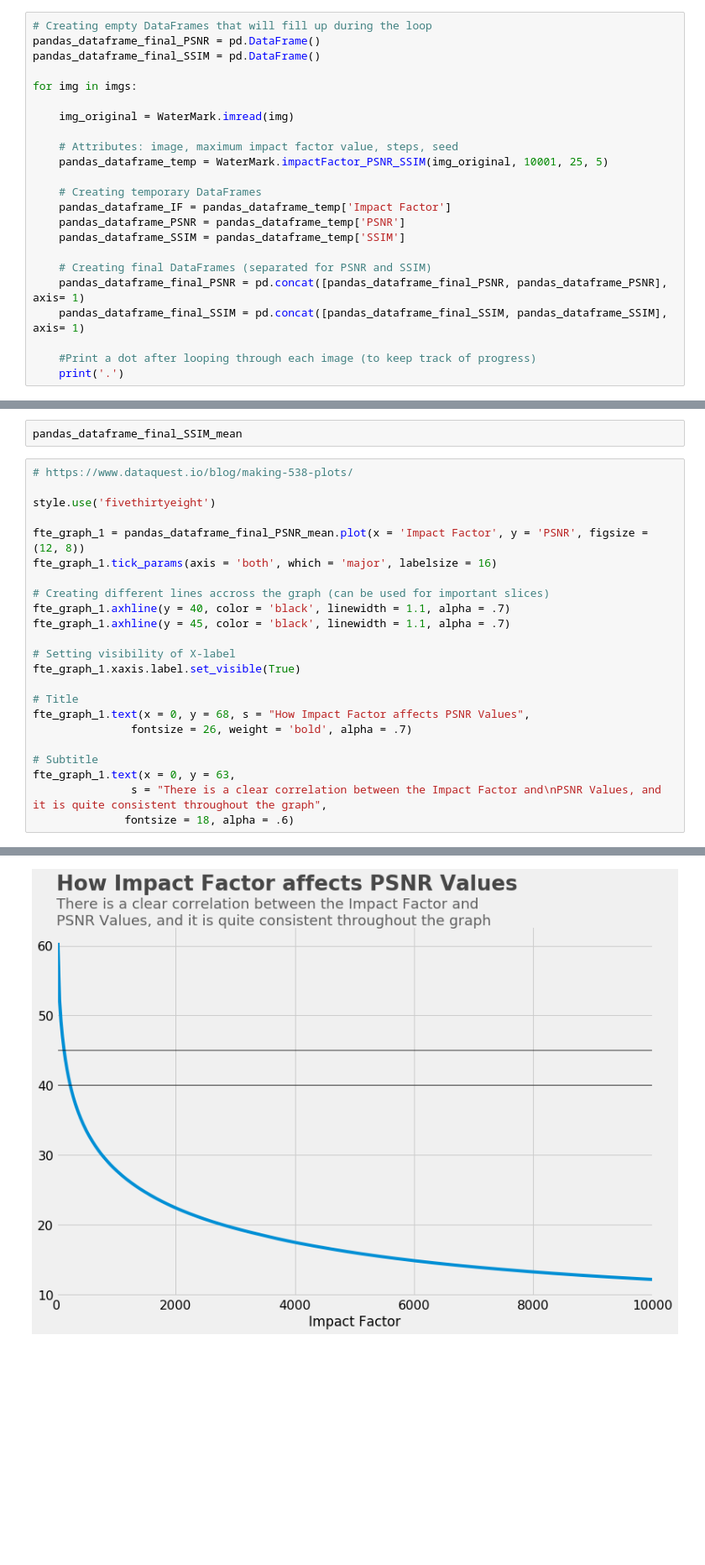
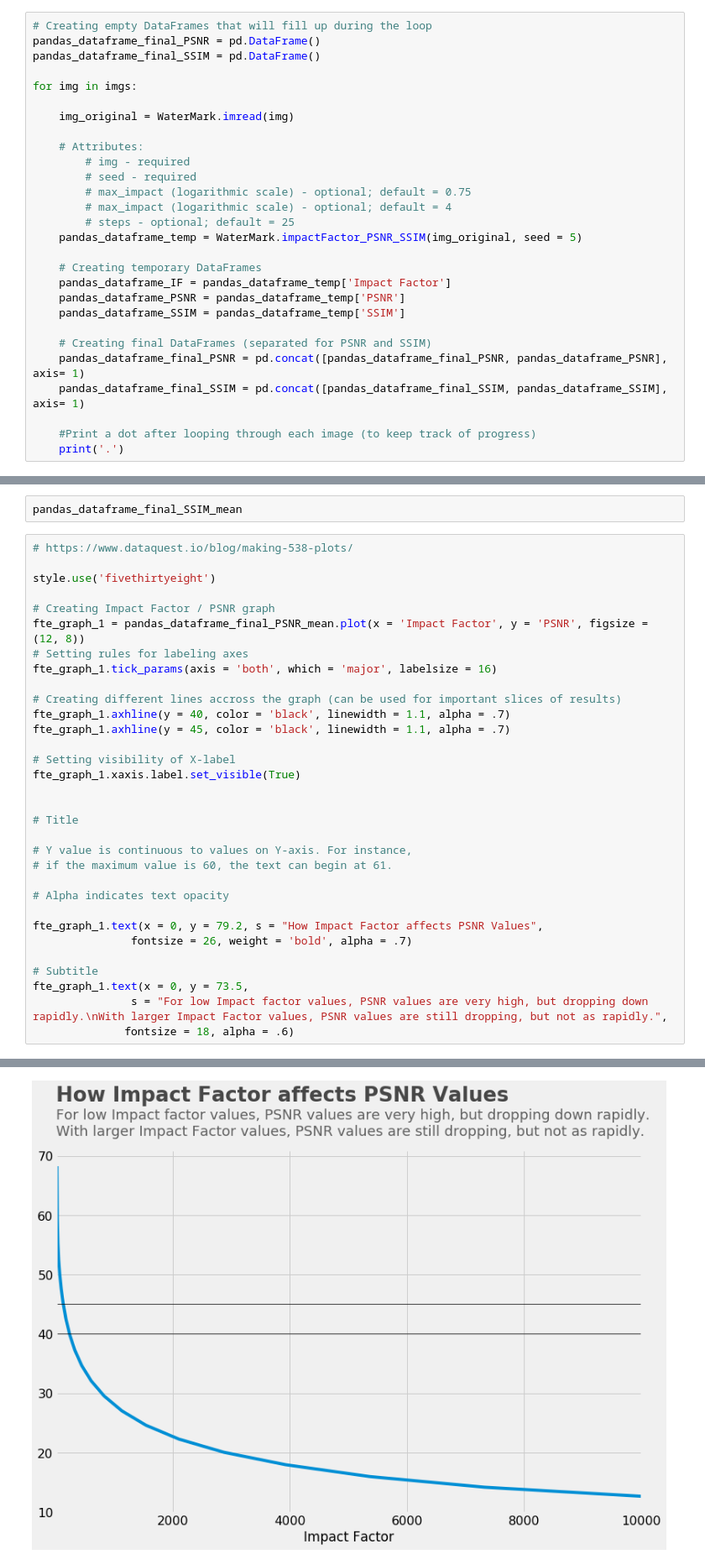
Before and after one commit to Call1st0/dft-based-watermarking-method-with-GCR-masking, a Jupyter notebook: impact_factor_psnr_image_batch.ipynb, the cells around one changed output, grey strips where cells are left out. Shown: that part at 84% size. Cells and saved outputs as stored; diff of their text form; blank space fills up the shorter version.

Commit message:
Add Correlation notebook; Modify Impact F. notebook; Modify wmark script.

```diff
--- a/impact_factor_psnr_image_batch.ipynb
+++ b/impact_factor_psnr_image_batch.ipynb
@@ -27,8 +29,13 @@ for img in imgs:
 
     img_original = WaterMark.imread(img)
 
-    # Attributes: image, maximum impact factor value, steps, seed
-    pandas_dataframe_temp = WaterMark.impactFactor_PSNR_SSIM(img_original, 10001, 25, 5)
+    # Attributes:
+        # img - required
+        # seed - required
+        # max_impact (logarithmic scale) - optional; default = 0.75
+        # max_impact (logarithmic scale) - optional; default = 4
+        # steps - optional; default = 25
+    pandas_dataframe_temp = WaterMark.impactFactor_PSNR_SSIM(img_original, seed = 5)
 
     # Creating temporary DataFrames
     pandas_dataframe_IF = pandas_dataframe_temp['Impact Factor']
@@ -77,22 +117,31 @@ pandas_dataframe_final_SSIM_mean
 
 style.use('fivethirtyeight')
 
+# Creating Impact Factor / PSNR graph
 fte_graph_1 = pandas_dataframe_final_PSNR_mean.plot(x = 'Impact Factor', y = 'PSNR', figsize = (12, 8))
+# Setting rules for labeling axes
 fte_graph_1.tick_params(axis = 'both', which = 'major', labelsize = 16)
 
-# Creating different lines accross the graph (can be used for important slices)
+# Creating different lines accross the graph (can be used for important slices of results)
 fte_graph_1.axhline(y = 40, color = 'black', linewidth = 1.1, alpha = .7)
 fte_graph_1.axhline(y = 45, color = 'black', linewidth = 1.1, alpha = .7)
 
 # Setting visibility of X-label
 fte_graph_1.xaxis.label.set_visible(True)
 
+
 # Title
-fte_graph_1.text(x = 0, y = 68, s = "How Impact Factor affects PSNR Values",
+
+# Y value is continuous to values on Y-axis. For instance,
+# if the maximum value is 60, the text can begin at 61.
+
+# Alpha indicates text opacity
+
+fte_graph_1.text(x = 0, y = 79.2, s = "How Impact Factor affects PSNR Values",
                fontsize = 26, weight = 'bold', alpha = .7)
 
 # Subtitle
-fte_graph_1.text(x = 0, y = 63,
-               s = "There is a clear correlation between the Impact Factor and\nPSNR Values, and it is quite consistent throughout the graph",
+fte_graph_1.text(x = 0, y = 73.5,
+               s = "For low Impact factor values, PSNR values are very high, but dropping down rapidly.\nWith larger Impact Factor values, PSNR values are still dropping, but not as rapidly.",
               fontsize = 18, alpha = .6)
 # %% [output]
@@ -100,4 +149,4 @@ Text(0, 63, 'There is a clear correlation between the Impact Factor and\nPSNR Va
-[figure, old version]
+[figure, new version]
 # %%
 fte_graph_2 = pandas_dataframe_final_SSIM_mean.plot(x = 'Impact Factor', y = 'SSIM', figsize = (12, 8))
 fte_graph_2.tick_params(axis = 'both', which = 'major', labelsize = 16)
```
Also changed, not shown: parts of 10 cells of this notebook, 2 other files.
